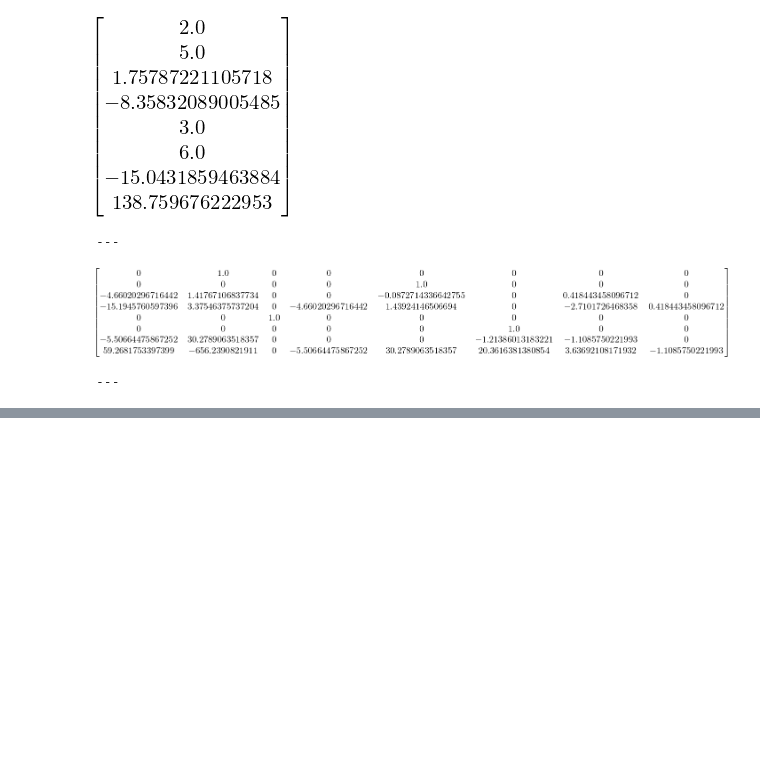
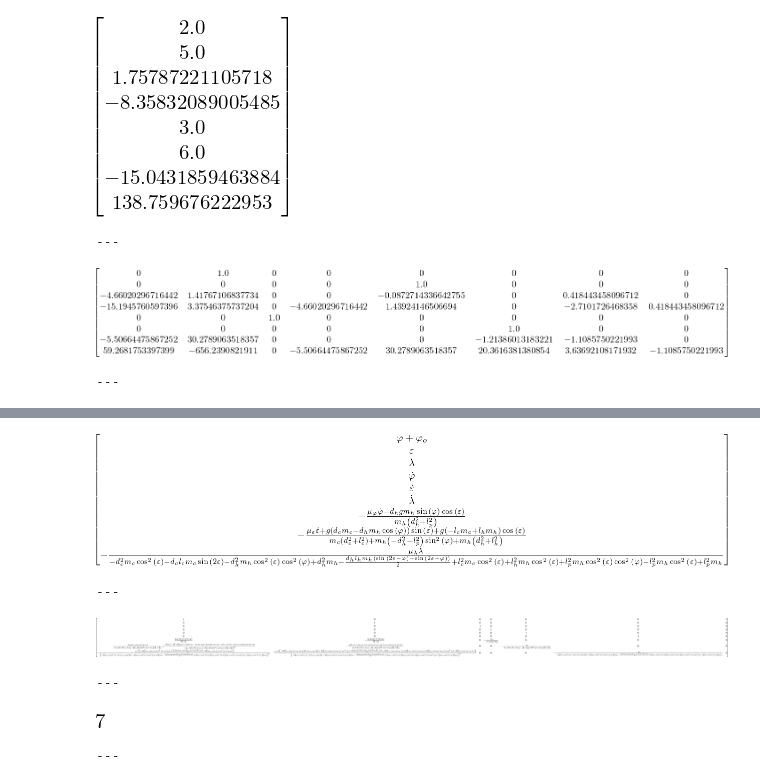
Before and after one commit to Rojetto/helicopter_thesis_code, a Jupyter notebook: scripts/nonlinear_analysis.ipynb, the cells around one changed output, grey strips where cells are left out. Drawn from its saved outputs; the diff is of its cells as text; code cells hidden in the pictures; blank space fills up the shorter version.

```diff
--- a/scripts/nonlinear_analysis.ipynb
+++ b/scripts/nonlinear_analysis.ipynb
@@ -236,0 +250,17 @@ phi_jacobian_eval = sp.N(phi.jacobian(x_ext2).subs(x_subs)) ##:
+# %%
+def lie_deriv(h, *args, **kwargs):
+    if isinstance(h, sp.Matrix):
+        return sp.Matrix([sb.lie_deriv(hi, *args, **kwargs) for hi in h])
+    else:
+        return sb.lie_deriv(h, *args, **kwargs)
+# %%
+qB = sb.row_stack(*[lie_deriv(h_obs, f_obs, x_obs, order=i) for i in range(3)]) ##:
+QB = qB.jacobian(x_obs) ##:
+QB_rank = sb.generic_rank(QB) ##:
+# %% [output]
+[figure, added]
+---
+[figure, added]
+---
+[figure, added]
+---
```
Also changed, not shown: parts of 7 cells of this notebook.
